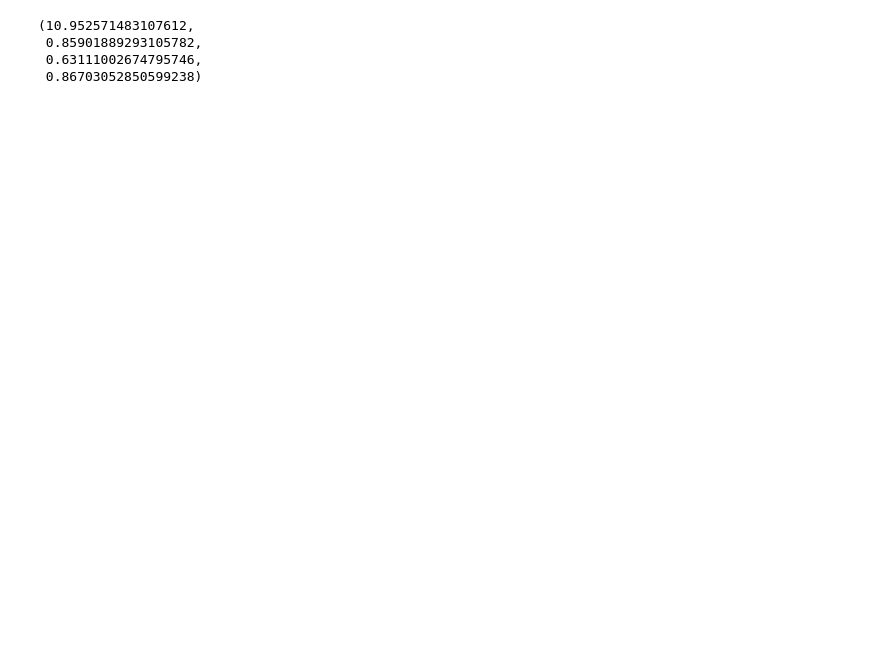
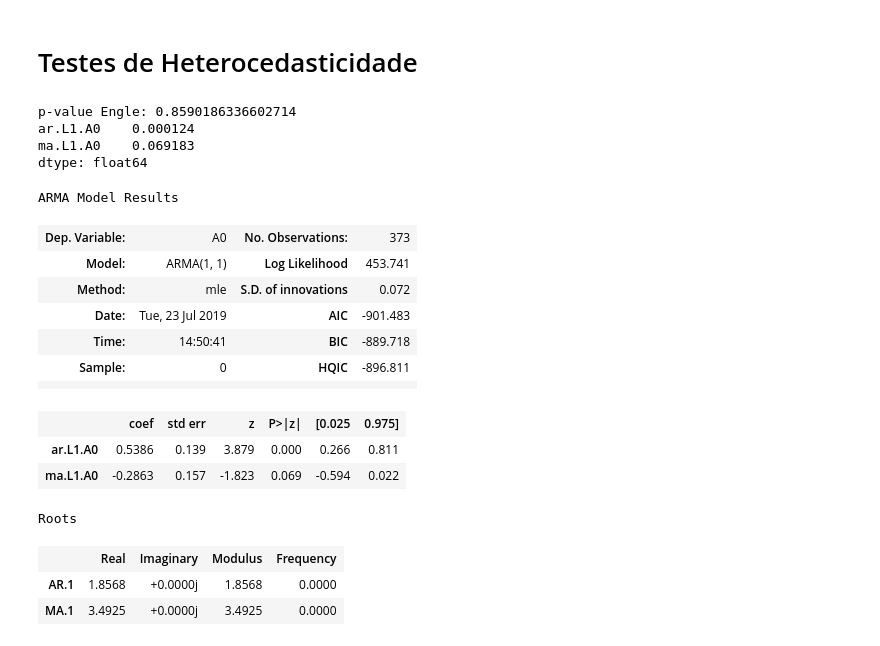
Before and after one commit to pedroargento/Mestrado, a Jupyter notebook: codigo.ipynb, the cells around one changed output. Drawn from its saved outputs; the diff is of its cells as text; code cells hidden in the pictures; blank space fills up the shorter version.

```diff
--- a/codigo.ipynb
+++ b/codigo.ipynb
@@ -209,14 +222,33 @@ Best aic: -447.05565 | order: (1, 1)
+# %% [markdown]
+# Testes de Heterocedasticidade
 # %%
 from statsmodels.stats.diagnostic import het_arch
 # %%
 A0 = smt.ARMA(Returns.A0, order=(1, 1)).fit(
     method='mle', trend='nc')
-het_arch(A0.resid)
+print('p-value Engle: ' + str(het_arch(A0.resid)[1]))
+print(A0.pvalues)
+A0.summary()
 # %% [output]
-(10.952571483107612,
- 0.85901889293105782,
- 0.63111002674795746,
- 0.86703052850599238)
+p-value Engle: 0.8590186336602714
+ar.L1.A0    0.000124
+ma.L1.A0    0.069183
+dtype: float64
+ARMA Model Results
+| Dep. Variable: | A0 | No. Observations: | 373 |
+| Model: | ARMA(1, 1) | Log Likelihood | 453.741 |
+| Method: | mle | S.D. of innovations | 0.072 |
+| Date: | Tue, 23 Jul 2019 | AIC | -901.483 |
+| Time: | 14:50:41 | BIC | -889.718 |
+| Sample: | 0 | HQIC | -896.811 |
+|  |  |  |  |
+|  | coef | std err | z | P>|z| | [0.025 | 0.975] |
+| ar.L1.A0 | 0.5386 | 0.139 | 3.879 | 0.000 | 0.266 | 0.811 |
+| ma.L1.A0 | -0.2863 | 0.157 | -1.823 | 0.069 | -0.594 | 0.022 |
+Roots
+|  | Real | Imaginary | Modulus | Frequency |
+| AR.1 | 1.8568 | +0.0000j | 1.8568 | 0.0000 |
+| MA.1 | 3.4925 | +0.0000j | 3.4925 | 0.0000 |
 # %%
 A1 = smt.ARMA(Returns.A1, order=(1, 1)).fit(
     method='mle', trend='nc')
```
Also changed, not shown: parts of 26 cells of this notebook, 6 other files.
